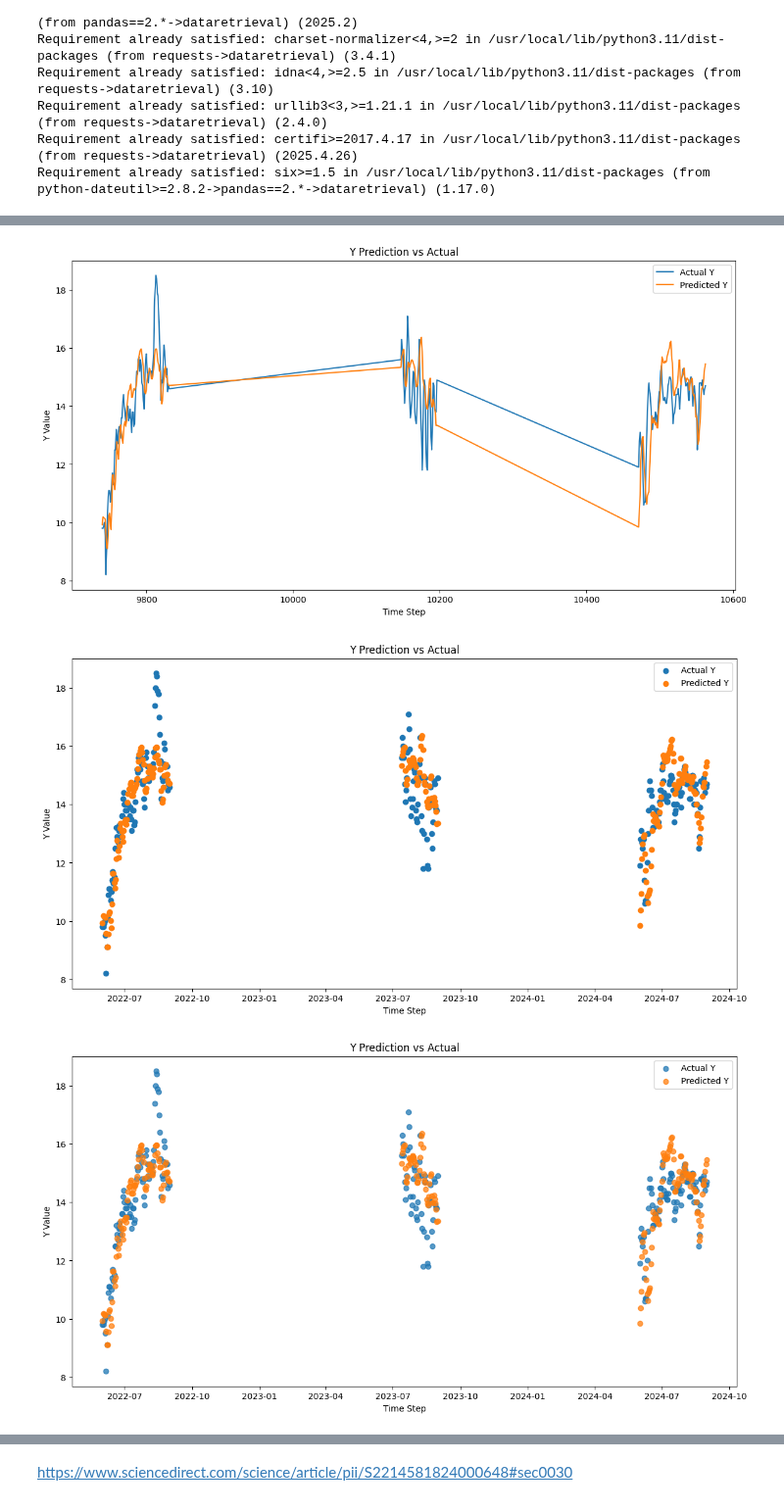
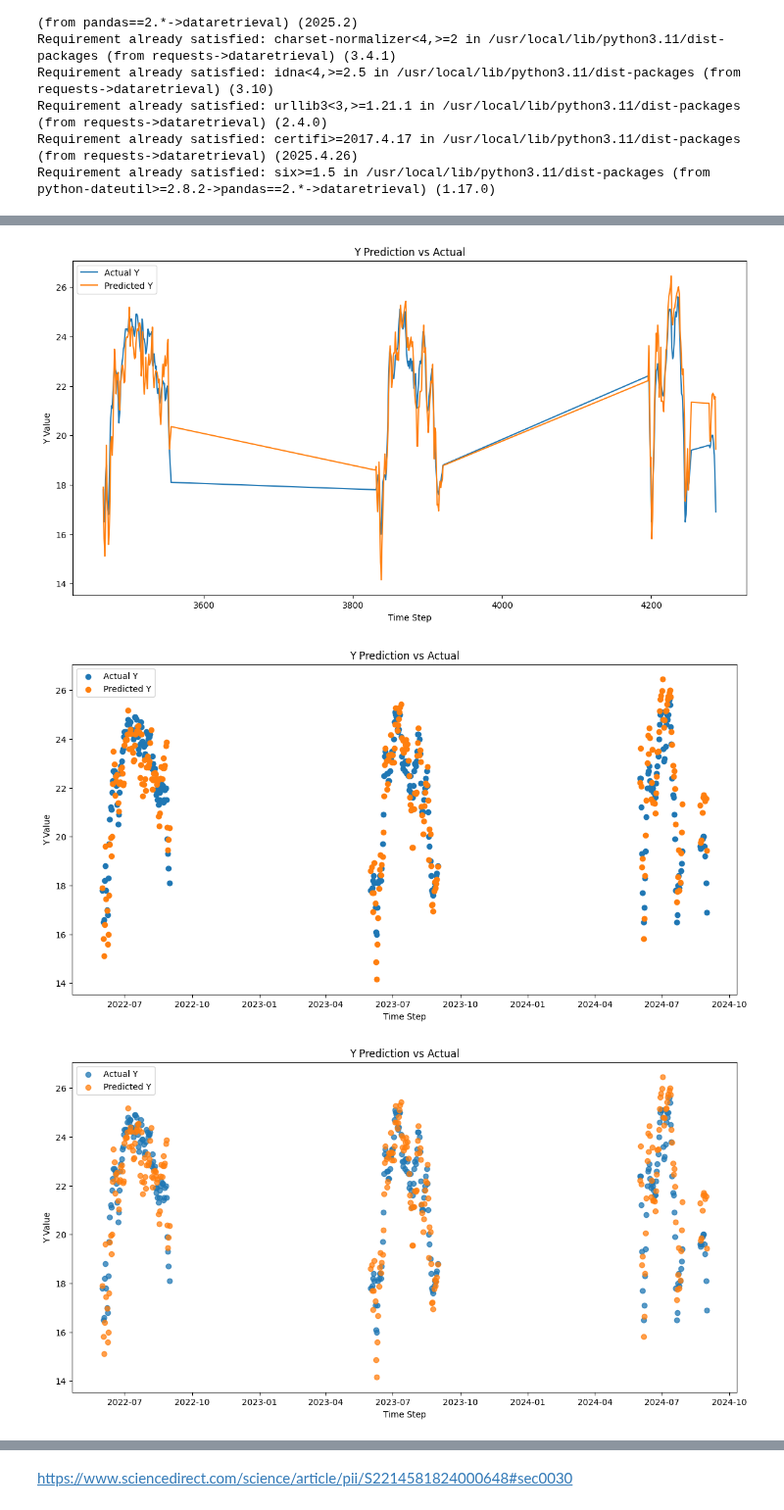
Before and after one commit to th2018/stream_thermal_2025_ms, a Jupyter notebook: LSTM/LSTM_single_station.ipynb, the cells around one changed output, grey strips where cells are left out. Shown at 98% size. Drawn from its saved outputs; the diff is of its cells as text; code cells hidden in the pictures.

```diff
--- a/LSTM/LSTM_single_station.ipynb
+++ b/LSTM/LSTM_single_station.ipynb
@@ -48,7 +48,7 @@ print("Current time:", current_time)
 startDate = "1995-10-01"
 endDate = "2024-09-30"
 model_site = [
-            "12305000"#"13311450" # "13296000"
+            '13176400' #"12305000"#"13311450" # "13296000"
 ]
 units_day = 365
 missing_data_threshold = 0.90 *365
@@ -117,7 +117,9 @@ df_cleaned = result.dropna()
 
 df_cleaned['Date'] = pd.to_datetime(df_cleaned['Date'])
 
-df_cleaned[ df_cleaned['Date'].dt.month.isin([6, 7, 8])]
+train_month = [ 6, 7, 8]
+
+df_cleaned[ df_cleaned['Date'].dt.month.isin( train_month )]
 
 # Print the cleaned DataFrame
 print(df_cleaned)
@@ -213,7 +215,7 @@ See the caveats in the documentation: https://pandas.pydata.org/pandas-docs/stab
 # 'timesteps' (also known as look_back) determines how many previous time steps
 # the LSTM will consider to predict the next value.
 
-look_back = 8 # You can adjust this based on your data's seasonality/dependencies
+look_back = 12 # You can adjust this based on your data's seasonality/dependencies
 
 def create_sequences(data, look_back, features_cols, target_col):
     X, Y = [], []
@@ -253,7 +255,7 @@ Test samples: 881
 # %%
 # --- 5. Build LSTM Model ---
-h1= 50
-h2 = 50
+h1= 100
+h2 =  50
 optimizer=    Adam(learning_rate=0.001) #'adam'
 d1 = 0.05
 d2 = 0.005
@@ -405,7 +415,7 @@ plt.ylabel('Y Value')
 plt.legend()
 plt.show()
 # %% [output]
-[figure, old version]
+[figure, new version]
 # %%
 plt.figure(figsize=(14, 7))
 plt.scatter(summer_df['Date'], summer_df['Y_test_original'], label='Actual Y')
@@ -419,21 +429,21 @@ plt.ylabel('Y Value')
 plt.legend()
 plt.show()
 # %% [output]
-[figure, old version]
+[figure, new version]
 # %%
-small= summer_df[0:234]
+small= summer_df[0:256]
 alpha=0.75
 plt.figure(figsize=(14, 7))
 plt.scatter( small['Date'],  small['Y_test_original'], label='Actual Y',alpha=alpha)
 plt.scatter( small['Date'],  small['Y_pred'], label='Predicted Y',alpha=alpha)
 
 
 
 plt.title('Y Prediction vs Actual')
 plt.xlabel('Time Step')
 plt.ylabel('Y Value')
 plt.legend()
 plt.show()
 # %% [output]
-[figure, old version]
+[figure, new version]
 # %%
```
Also changed, not shown: parts of 13 cells of this notebook.
